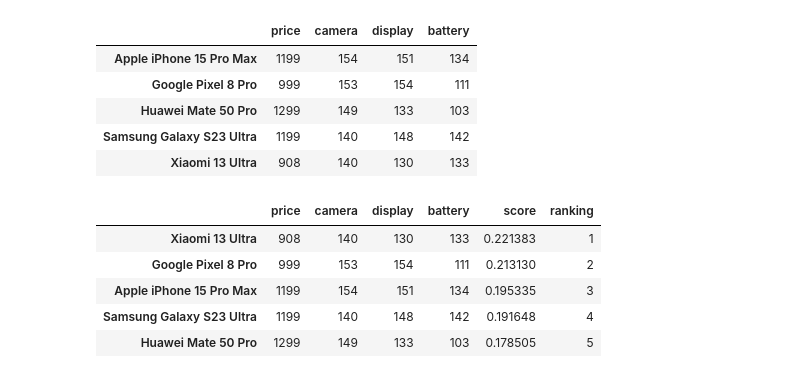
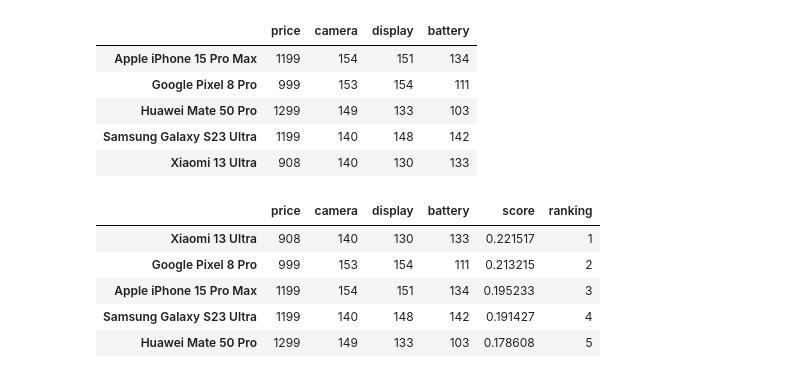
Before and after one commit to diegoinacio/mcdm-methods, a Jupyter notebook: ahp.ipynb, the cells around one changed output. Drawn from its saved outputs; the diff is of its cells as text; code cells hidden in the pictures.

```diff
--- a/ahp.ipynb
+++ b/ahp.ipynb
@@ -131,6 +136,9 @@ w_i = \frac{1}{n} \sum_{j}^n a_{ij}
 $$
 # %%
-CRITERIA_WEIGHTS = PWCM_N.mean(axis=1)
+CRITERIA_WEIGHTS = pd.Series(
+    priority_vector / priority_vector.sum(),
+    index=PWCM.index
+)
 
 CRITERIA_WEIGHTS
 # %% [output]
@@ -156,8 +173,0 @@ $$
-# %%
-PWCM_CW = PWCM*CRITERIA_WEIGHTS
-PWCM_CW = PWCM_CW.sum(axis=1)
-PWCM_CW = PWCM_CW/CRITERIA_WEIGHTS
-
-lambda_max = PWCM_CW.mean()
-
-lambda_max
@@ -301,63 +289,52 @@ PWCM_ex1 = pd.DataFrame([
 PWCM_ex1.index = df_ex1.columns
 PWCM_ex1.columns = df_ex1.columns
 
-# Normalize pairwise comparizon matrix
-PWCM_ex1_N = PWCM_ex1/PWCM_ex1.sum(axis=0)
+# Principal eigenvalue and eigenvector
+eigenvalues, eigenvectors = np.linalg.eig(
+    PWCM_ex1.to_numpy(dtype=float)
+)
+
+principal_idx = np.argmax(eigenvalues.real)
+
+lambda_max = float(eigenvalues[principal_idx].real)
+priority_vector = eigenvectors[:, principal_idx].real
 
 # Criteria weights
-CRITERIA_WEIGHTS = PWCM_ex1_N.mean(axis=1)
+CRITERIA_WEIGHTS = pd.Series(
+    priority_vector / priority_vector.sum(),
+    index=PWCM_ex1.index
+)
 
 # Consistency ratio
-PWCM_ex1_CW = PWCM_ex1*CRITERIA_WEIGHTS
-PWCM_ex1_CW = PWCM_ex1_CW.sum(axis=1)
-PWCM_ex1_CW = PWCM_ex1_CW/CRITERIA_WEIGHTS
-
-lambda_max = PWCM_ex1_CW.mean()
-
 n = len(CRITERIA_WEIGHTS)
-CI = (lambda_max - n)/(n - 1)
-
-RI = {
-    1: 0,
-    2: 0,
-    3: 0.58,
-    4: 0.90,
-    5: 1.12,
-    6: 1.24,
-    7: 1.32,
-    8: 1.41,
-    9: 1.45,
-    10: 1.49
-}[n]
-
-CR = CI/RI
+CI = (lambda_max - n) / (n - 1)
 
 if not CR < 0.1:
     raise Exception("Consistency ratio not acceptable!")
 
 # Application
 df_ex1_a = df_ex1.copy()
 
 df_ex1_a["price"] = 1/df_ex1_a["price"]
 df_ex1_a = df_ex1_a/df_ex1_a.sum()
 
 df_ex1["score"] = np.sum(df_ex1_a*CRITERIA_WEIGHTS, axis=1)
 df_ex1["ranking"] = (
     df_ex1["score"]
     .rank(ascending=False, method="first")
     .astype(int)
 )
 
 (
     df_ex1.sort_values("ranking")
     .style.background_gradient(
         subset=list(df_ex1_a.columns)
     )
 )
 # %% [output]
 |  | price | camera | display | battery | score | ranking |
-| Xiaomi 13 Ultra | 908 | 140 | 130 | 133 | 0.221383 | 1 |
-| Google Pixel 8 Pro | 999 | 153 | 154 | 111 | 0.213130 | 2 |
-| Apple iPhone 15 Pro Max | 1199 | 154 | 151 | 134 | 0.195335 | 3 |
-| Samsung Galaxy S23 Ultra | 1199 | 140 | 148 | 142 | 0.191648 | 4 |
-| Huawei Mate 50 Pro | 1299 | 149 | 133 | 103 | 0.178505 | 5 |
+| Xiaomi 13 Ultra | 908 | 140 | 130 | 133 | 0.221517 | 1 |
+| Google Pixel 8 Pro | 999 | 153 | 154 | 111 | 0.213215 | 2 |
+| Apple iPhone 15 Pro Max | 1199 | 154 | 151 | 134 | 0.195233 | 3 |
+| Samsung Galaxy S23 Ultra | 1199 | 140 | 148 | 142 | 0.191427 | 4 |
+| Huawei Mate 50 Pro | 1299 | 149 | 133 | 103 | 0.178608 | 5 |
```
Also changed, not shown: parts of 12 cells of this notebook, 1 other file.
